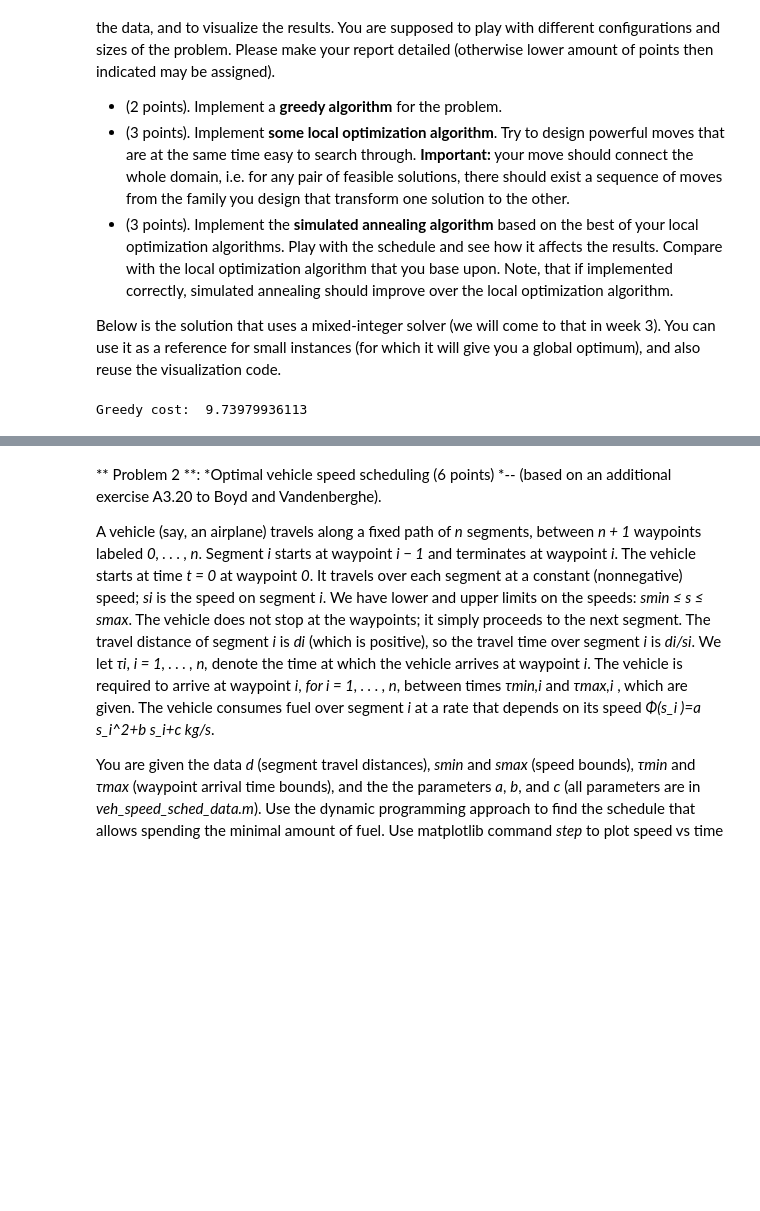
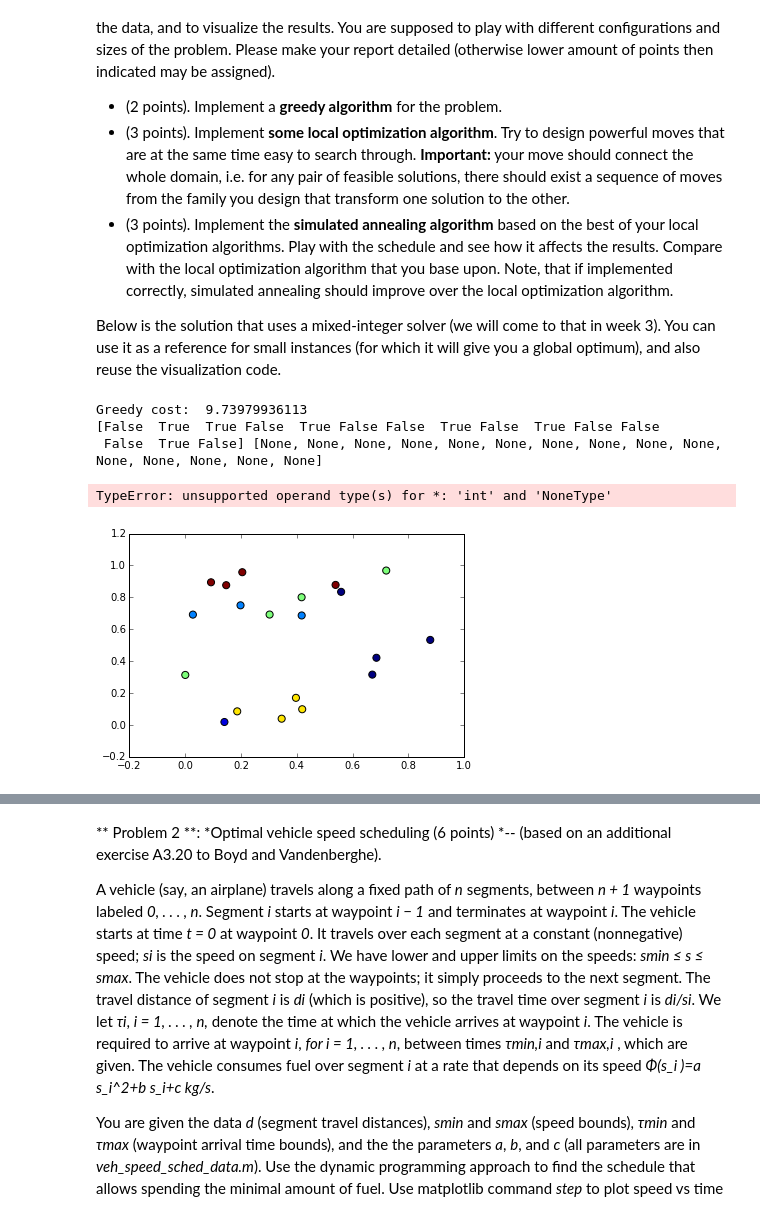
Before and after one commit to ivanovak/SK_OM2015, a Jupyter notebook: Assignment1/task_1.ipynb, the cells around one changed output, grey strips where cells are left out. Drawn from its saved outputs; the diff is of its cells as text; code cells hidden in the pictures; blank space fills up the shorter version.

```diff
--- a/Assignment1/task_1.ipynb
+++ b/Assignment1/task_1.ipynb
@@ -38,58 +38,70 @@ dy = np.matlib.repmat(clients[1,:],F,1) - np.matlib.repmat(facilities[1,:],C,1).
 assignment_costs = 3*(dx*dx + dy*dy); #the assignment cost is the distance squared
 
 opening_costs = np.ones((F,));
+
+# plot the solution
+def plot_solution(facilities_opened, clients_assignment):
+    plt.scatter(clients[0,:], clients[1,:], s=50.0, c=clients_assignment)
+    plt.scatter(facilities[0,:], facilities[1,:], s=200.0, c=range(F), linewidth = [5*el for el in facilities_opened])
+    plt.show()
 # %%
 # greedy solution
 """
 For each person we will find the closest facility.
-If the closest one is opened already and there are some places in it than we'll take it,
-otherwise we will try to open the closest non-opened facility with >0 capacity if
+We will try to open the closest non-opened facility with >0 capacity if
 it will be more efficient than just attach the person to closest opened non-full facility.
 """
 
 total_cost = 0
 
 capacities_left = np.copy(capacities)
-taken = np.array([False] * F, dtype=bool)
+taken = np.zeros(F)
+clients_assignment = []
 
 for i in xrange(C):
-    no_min_cost = dist = 1e10
+    no_min_cost = op_min_cost = dist = 1e10
     no_cnd = op_cnd = -1
     no_cnd_f = op_cnd_f = False
 
     # not opened candidate
     for j in xrange(F):
         dist = assignment_costs[j, i]
 
-        if (not taken[j]) and (capacities[j] > 0) and ((dist + opening_costs[j]) < no_min_cost):
+        if (taken[j] == 0) and (capacities[j] > 0) and ((dist + opening_costs[j]) < no_min_cost):
             no_min_cost = dist + opening_costs[j]
             no_cnd = j
             no_cnd_f = True
-
-    op_min_cost = 1e10
 
     #already opend candidate
     for j in xrange(F):
         dist = assignment_costs[j, i]
 
-        if (taken[j] and capacities_left[j] > 0) and (dist < op_min_cost):
+        if (taken[j] == 1 and capacities_left[j] > 0) and (dist < op_min_cost):
             op_min_cost = dist
             op_cnd = j
             op_cnd_f = True
 
     assert(op_cnd_f or no_cnd_f)
 
     if op_cnd_f and op_min_cost < no_min_cost:
         capacities_left[op_cnd] -= 1
         total_cost += op_min_cost
+        clients_assignment.append(op_cnd)
     else:
         capacities_left[no_cnd] -= 1
-        taken[no_cnd] = True
+        taken[no_cnd] = 1
         total_cost += no_min_cost
+        clients_assignment.append(no_cnd)
 
 print 'Greedy cost: ', total_cost
+
+plot_solution(taken, clients_assignment)
 # %% [output]
 Greedy cost:  9.73979936113
+[False  True  True False  True False False  True False  True False False
+ False  True False] [None, None, None, None, None, None, None, None, None, None, None, None, None, None, None]
+TypeError: unsupported operand type(s) for *: 'int' and 'NoneType'
+[figure, added]
 # %%
 # create the model
 m = Model("facility")
```
Also changed, not shown: parts of 1 cell of this notebook.
